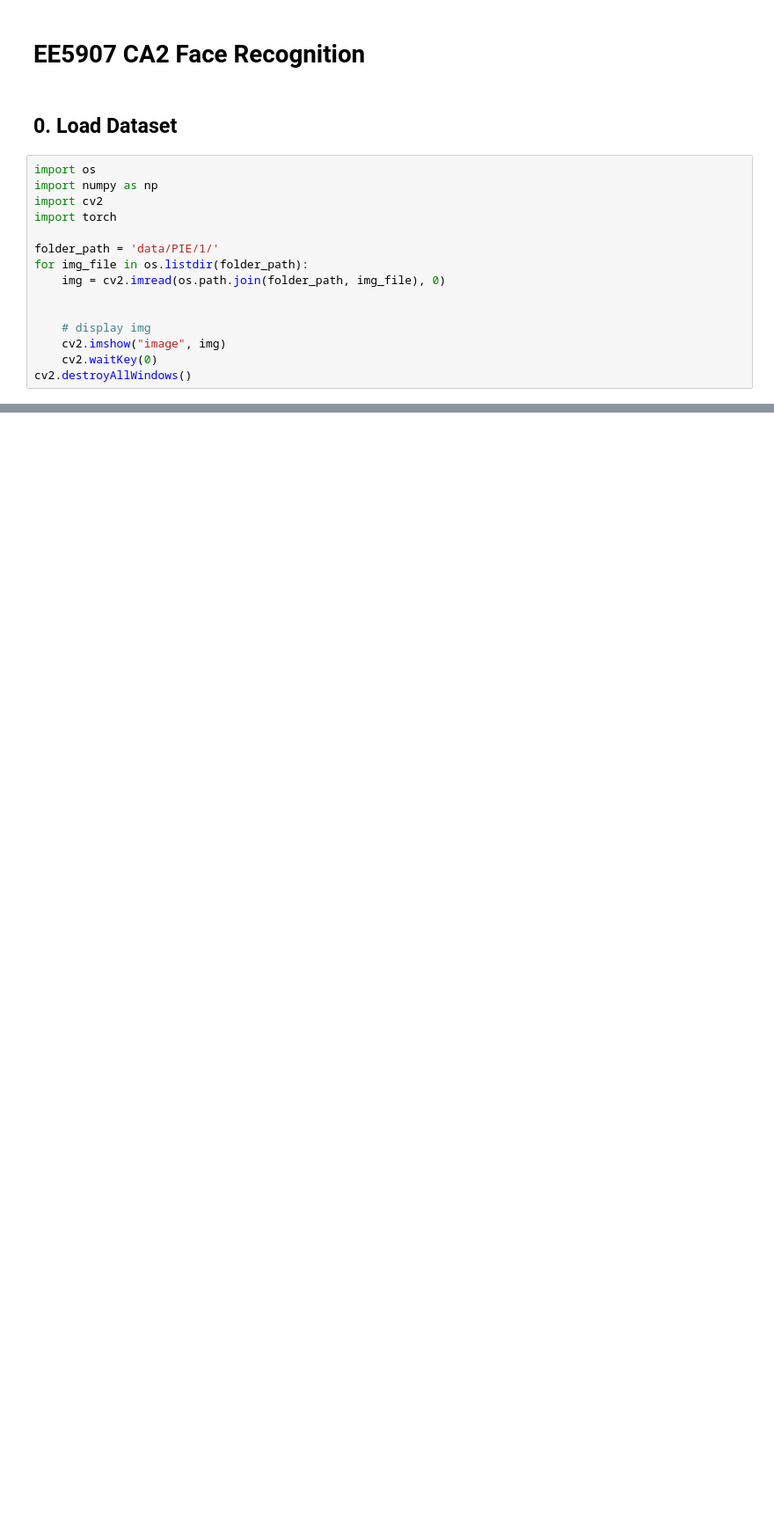
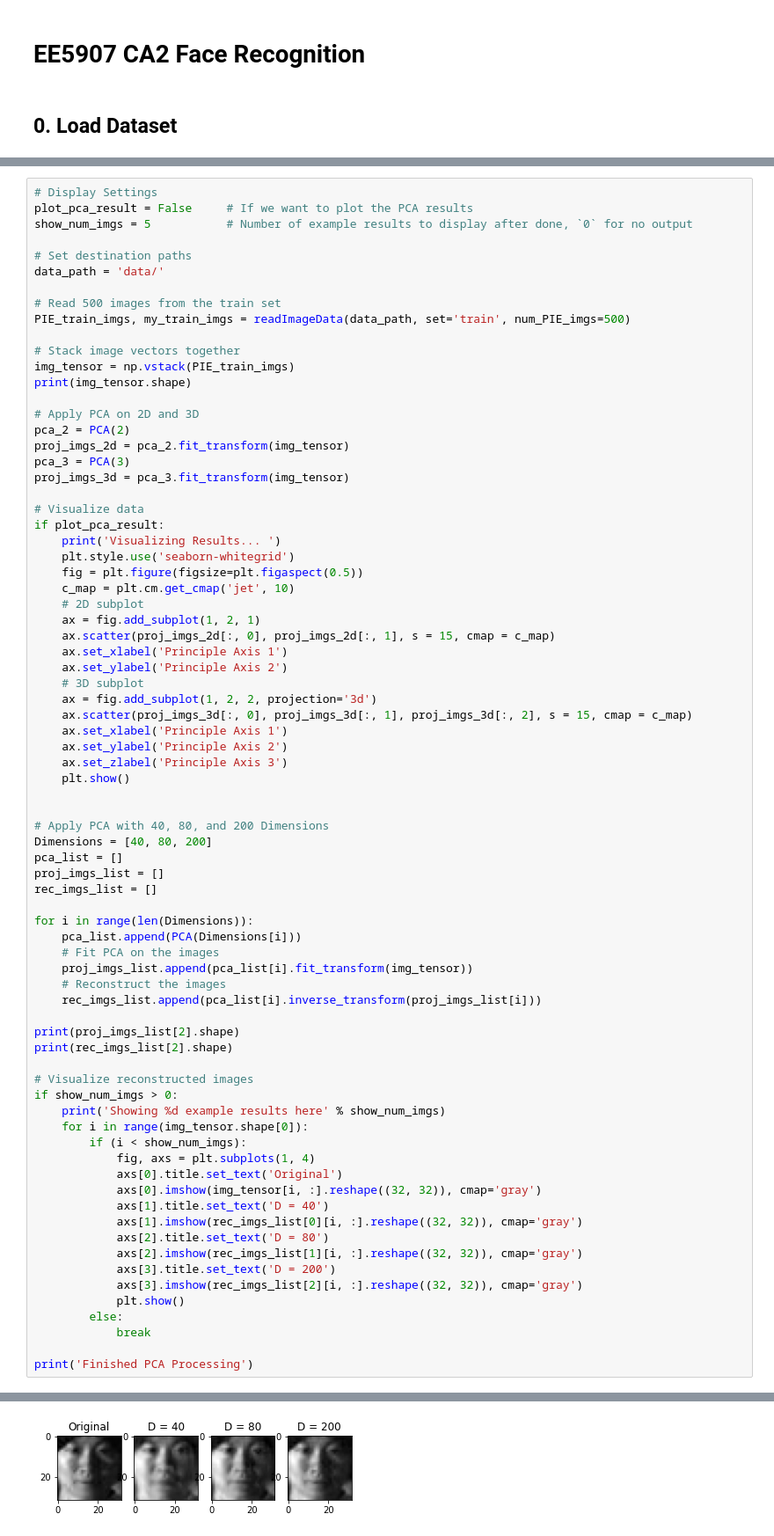
Before and after one commit to SS47816/face-recognition, a Jupyter notebook: face_recognition.ipynb, the cells around one changed output, grey strips where cells are left out. Shown at 88% size. Cells and saved outputs as stored; diff of their text form; blank space fills up the shorter version.

```diff
--- a/face_recognition.ipynb
+++ b/face_recognition.ipynb
@@ -2,18 +2,3 @@
 # EE5907 CA2 Face Recognition
 # %% [markdown]
 ## 0. Load Dataset
-# %%
-import os
-import numpy as np
-import cv2
-import torch
-
-folder_path = 'data/PIE/1/'
-for img_file in os.listdir(folder_path):
-    img = cv2.imread(os.path.join(folder_path, img_file), 0)
-
-
-    # display img
-    cv2.imshow("image", img)
-    cv2.waitKey(0)
-cv2.destroyAllWindows()
@@ -39,0 +42,77 @@ if in_matrix is not None:
+# %%
+# Display Settings
+plot_pca_result = False     # If we want to plot the PCA results
+show_num_imgs = 5           # Number of example results to display after done, `0` for no output
+
+# Set destination paths
+data_path = 'data/'
+
+# Read 500 images from the train set
+PIE_train_imgs, my_train_imgs = readImageData(data_path, set='train', num_PIE_imgs=500)
+
+# Stack image vectors together
+img_tensor = np.vstack(PIE_train_imgs)
+print(img_tensor.shape)
+
+# Apply PCA on 2D and 3D
+pca_2 = PCA(2)
+proj_imgs_2d = pca_2.fit_transform(img_tensor)
+pca_3 = PCA(3)
+proj_imgs_3d = pca_3.fit_transform(img_tensor)
+
+# Visualize data
+if plot_pca_result:
+    print('Visualizing Results... ')
+    plt.style.use('seaborn-whitegrid')
+    fig = plt.figure(figsize=plt.figaspect(0.5))
+    c_map = plt.cm.get_cmap('jet', 10)
+    # 2D subplot
+    ax = fig.add_subplot(1, 2, 1)
+    ax.scatter(proj_imgs_2d[:, 0], proj_imgs_2d[:, 1], s = 15, cmap = c_map)
+    ax.set_xlabel('Principle Axis 1')
+    ax.set_ylabel('Principle Axis 2')
+    # 3D subplot
+    ax = fig.add_subplot(1, 2, 2, projection='3d')
+    ax.scatter(proj_imgs_3d[:, 0], proj_imgs_3d[:, 1], proj_imgs_3d[:, 2], s = 15, cmap = c_map)
+    ax.set_xlabel('Principle Axis 1')
+    ax.set_ylabel('Principle Axis 2')
+    ax.set_zlabel('Principle Axis 3')
+    plt.show()
+
+
+# Apply PCA with 40, 80, and 200 Dimensions
+Dimensions = [40, 80, 200]
+pca_list = []
+proj_imgs_list = []
+rec_imgs_list = []
+
+for i in range(len(Dimensions)):
+    pca_list.append(PCA(Dimensions[i]))
+    # Fit PCA on the images
+    proj_imgs_list.append(pca_list[i].fit_transform(img_tensor))
+    # Reconstruct the images
+    rec_imgs_list.append(pca_list[i].inverse_transform(proj_imgs_list[i]))
+
+print(proj_imgs_list[2].shape)
+print(rec_imgs_list[2].shape)
+
+# Visualize reconstructed images
+if show_num_imgs > 0:
+    print('Showing %d example results here' % show_num_imgs)
+    for i in range(img_tensor.shape[0]):
+        if (i < show_num_imgs):
+            fig, axs = plt.subplots(1, 4)
+            axs[0].title.set_text('Original')
+            axs[0].imshow(img_tensor[i, :].reshape((32, 32)), cmap='gray')
+            axs[1].title.set_text('D = 40')
+            axs[1].imshow(rec_imgs_list[0][i, :].reshape((32, 32)), cmap='gray')
+            axs[2].title.set_text('D = 80')
+            axs[2].imshow(rec_imgs_list[1][i, :].reshape((32, 32)), cmap='gray')
+            axs[3].title.set_text('D = 200')
+            axs[3].imshow(rec_imgs_list[2][i, :].reshape((32, 32)), cmap='gray')
+            plt.show()
+        else:
+            break
+
+print('Finished PCA Processing')
+# %% [output]
@@ -39,0 +125 @@ if in_matrix is not None:
+[figure, added]
```
Also changed, not shown: parts of 3 cells of this notebook, 1 other file.
